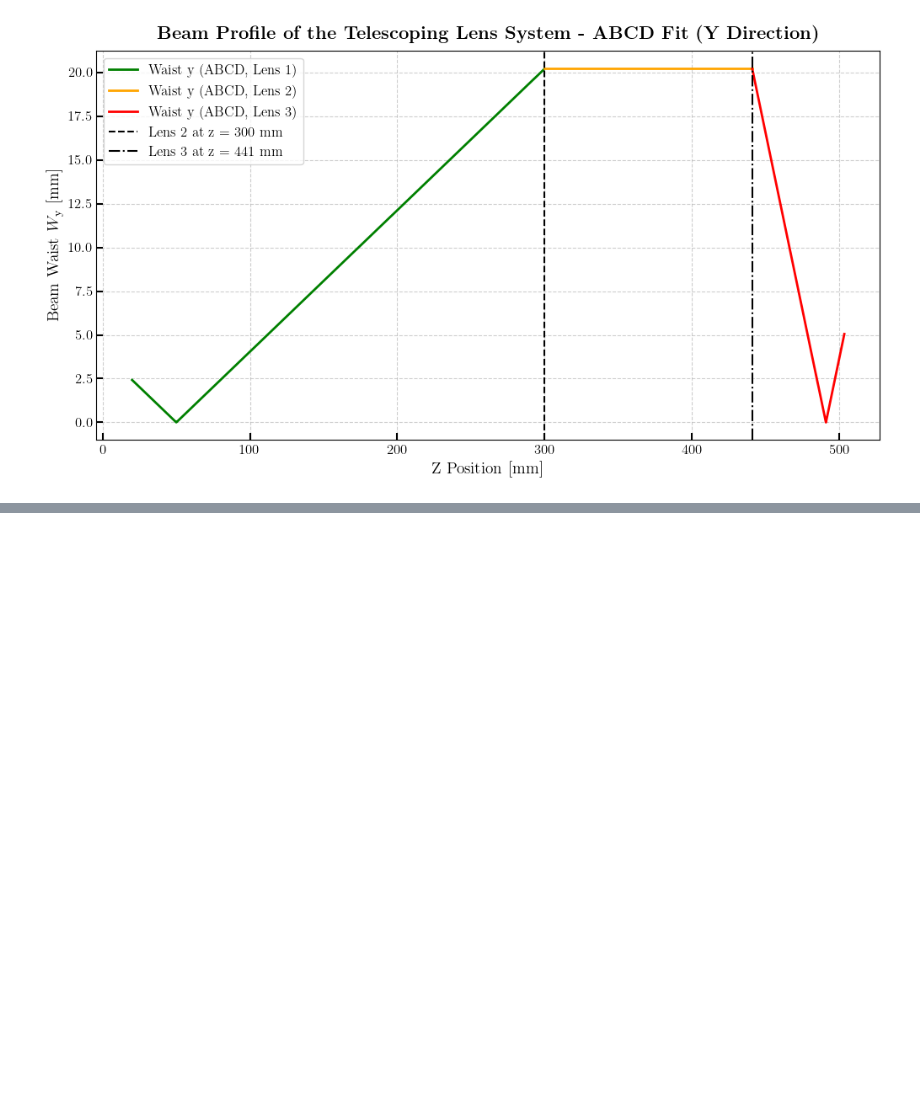
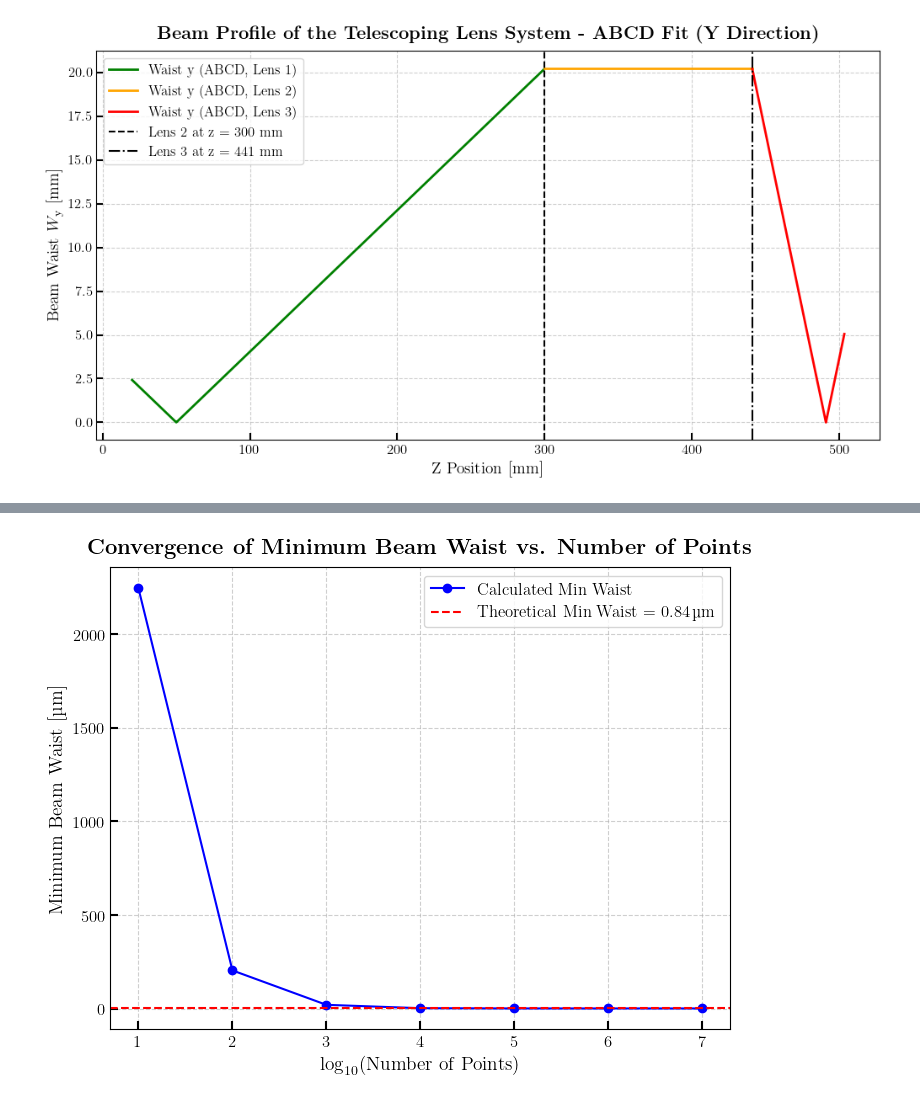
Before and after one commit to AscanioGalbiati/LISA_QPD_Gap, a Jupyter notebook: BeamProfile/beam_profile_telescoping_system_LB1471-C.ipynb, the cells around one changed output, grey strips where cells are left out. Cells and saved outputs as stored; diff of their text form; code cells hidden in the pictures; blank space fills up the shorter version.

Commit message:
Added convergence tests for beam profile

```diff
--- a/BeamProfile/beam_profile_telescoping_system_LB1471-C.ipynb
+++ b/BeamProfile/beam_profile_telescoping_system_LB1471-C.ipynb
@@ -298,0 +301,97 @@ Saved: /Users/asca/Documents/University/Master Thesis/code/Data/BeamProfile/LB14
+# %%
+import numpy as np
+import matplotlib.pyplot as plt
+import matplotlib.font_manager as fm
+import os
+
+# Set up font properties for CMU Serif
+font_path = "/Users/asca/Library/Fonts/cmunrm.ttf"
+cmu_serif = fm.FontProperties(fname=font_path)
+plt.rcParams['text.usetex'] = True
+plt.rcParams['font.family'] = 'serif'
+plt.rcParams['font.serif'] = ['Computer Modern']
+
+# Ensure siunitx is available
+plt.rcParams['text.latex.preamble'] = r'\usepackage{siunitx}'
+
+# Constants
+focal_length = 50.0  # in mm
+wavelength = 1.064e-3  # in mm
+W0_initial =  20.20 # Average of Waist x and Waist y in mm
+z_R_initial = np.pi * W0_initial**2 / wavelength  # Rayleigh range of initial beam
+q0 = 0 + 1j * z_R_initial  # Beam parameter at z = 0
+
+# Theoretical beam waist using equation from Seigmann
+W0_theoretical = (wavelength * focal_length) / (np.pi * W0_initial)
+
+# Apply the lens transformation at z = 0
+A_lens = 1
+B_lens = 0
+C_lens = -1 / focal_length
+D_lens = 1
+q1 = (A_lens * q0 + B_lens) / (C_lens * q0 + D_lens)  # Beam parameter just after the lens
+print(f"q1 = {q1:.2e}")
+
+# Number of points to test
+n_points_list = [10, 100, 1000, 10000, 100000, 1000000, 10000000]
+min_waists = []
+
+# Propagation range
+z_min = 0
+z_max = focal_length * 2
+
+# Convergence test
+for n_points in n_points_list:
+    z_theoretical = np.linspace(z_min, z_max, n_points)
+    W_theoretical = np.zeros_like(z_theoretical)
+
+    for i, z in enumerate(z_theoretical):
+        A_free = 1
+        B_free = z
+        C_free = 0
+        D_free = 1
+        q_new = (A_free * q1 + B_free) / (C_free * q1 + D_free)
+        inv_q_new = 1 / q_new
+        if inv_q_new.imag < 0:  # tolerance
+            W_theoretical[i] = np.sqrt(-wavelength / (np.pi * inv_q_new.imag))
+        else:
+            W_theoretical[i] = np.nan
+            print(f"n_points = {n_points}, z = {z:.2f}, q_new = {q_new:.2e}, inv_q_new.imag = {inv_q_new.imag:.2e}")
+
+    if np.all(np.isnan(W_theoretical)):
+        print(f"Error: All W_theoretical values are NaN for n_points = {n_points}")
+        min_waists.append(np.nan)
+    else:
+        min_waist = np.min(W_theoretical[~np.isnan(W_theoretical)])
+        min_waists.append(min_waist)
+
+# Convert to μm for plotting
+min_waists = np.array(min_waists) * 1000
+W0_theoretical_um = W0_theoretical * 1000
+log_n_points = np.log10(n_points_list)
+
+# Plotting
+plt.figure(figsize=(8, 6))
+plt.plot(log_n_points, min_waists, marker='o', linestyle='-', color='b', label=r'Calculated Min Waist')
+plt.axhline(y=W0_theoretical_um, color='r', linestyle='--', label=r'Theoretical Min Waist = \SI{' + f'{W0_theoretical_um:.2f}' + r'}{\micro\meter}')
+plt.xlabel(r'$\log_{10}$(Number of Points)', fontsize=14)
+plt.ylabel(r'Minimum Beam Waist [\si{\micro\meter}]', fontsize=14)
+plt.title(r'\textbf{Convergence of Minimum Beam Waist vs. Number of Points}', fontsize=16, fontweight='bold', pad=10)
+plt.legend(loc='upper right', fontsize=12, frameon=True)
+plt.tick_params(axis='both', which='major', labelsize=12, length=6, width=1.5, direction='in')
+plt.grid(True, linestyle='--', alpha=0.6)
+
+# Save the plot
+fig_dir = "/Users/asca/Documents/University/Master Thesis/code/Data/Focus Laser/20250324/fig"
+os.makedirs(fig_dir, exist_ok=True)
+save_path = os.path.join(fig_dir, "beam_waist_convergence.png")
+plt.savefig(save_path, dpi=300, bbox_inches='tight', facecolor='white')
+print(f"Saved: {save_path}")
+plt.show()
+
+# Print summary
+print("\nCONVERGENCE TEST SUMMARY")
+print(f"Theoretical Min Waist: {W0_theoretical_um:.4f} μm")
+for n, w in zip(n_points_list, min_waists):
+    print(f"Points: {n}, Min Waist: {w:.4f} μm, Difference from Theoretical: {(w - W0_theoretical_um):.4f} μm")
+# %% [output]
@@ -298,0 +400 @@ Saved: /Users/asca/Documents/University/Master Thesis/code/Data/BeamProfile/LB14
+[figure, added]
```
Also changed, not shown: parts of 3 cells of this notebook, 4 other files.
